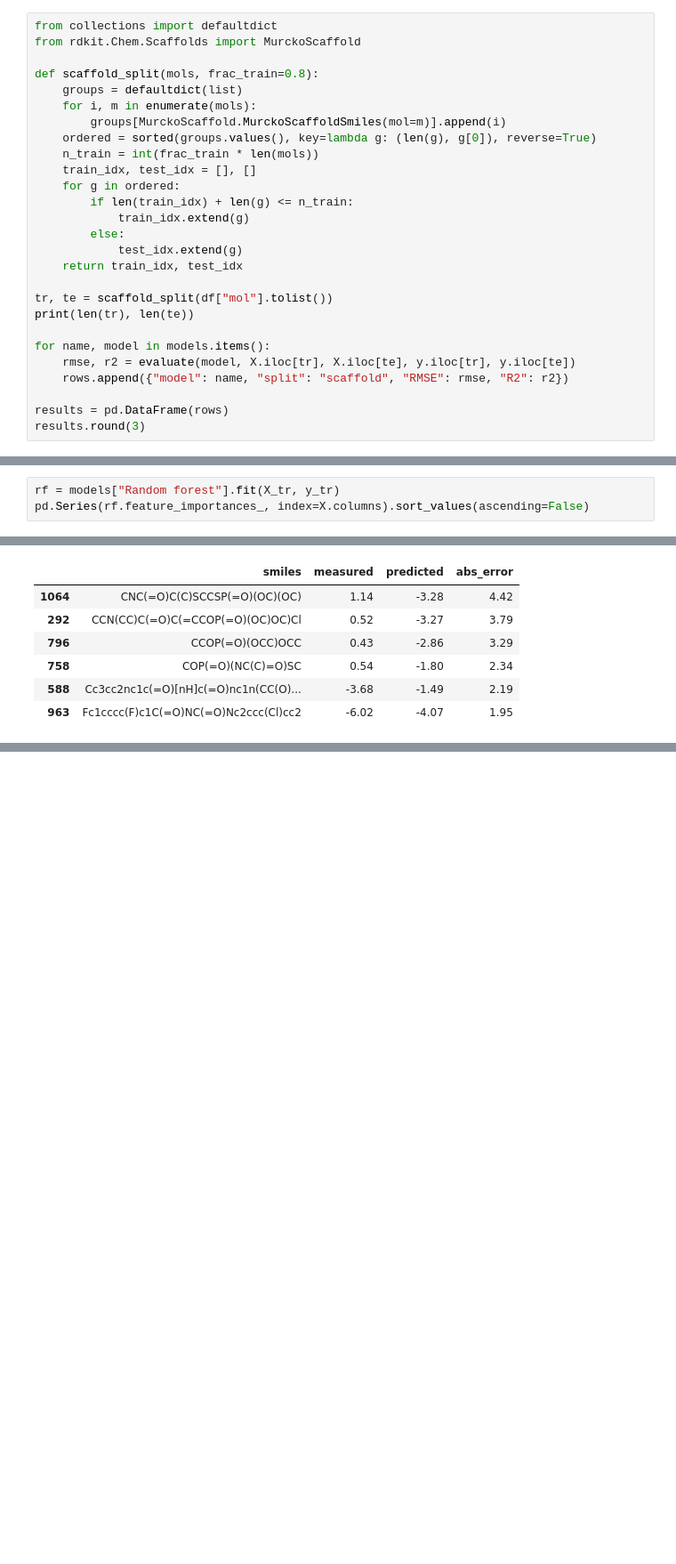
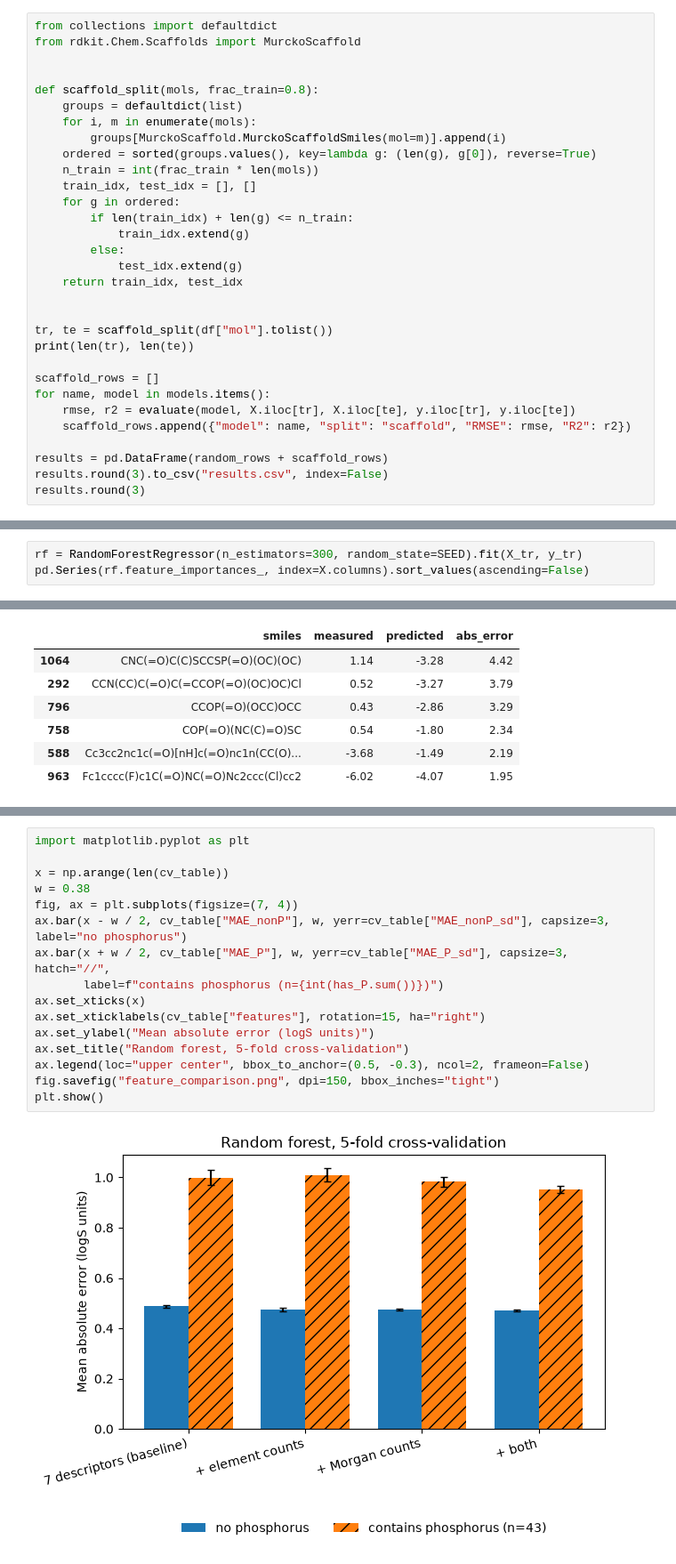
Before and after one commit to Ash679-ux/chem-ml-solubility, a Jupyter notebook: molecules.ipynb, the cells around one changed output, grey strips where cells are left out. Shown at 89% size. Drawn from its saved outputs; the diff is of its cells as text; blank space fills up the shorter version.

```diff
--- a/molecules.ipynb
+++ b/molecules.ipynb
@@ -101,6 +144,7 @@ pd.DataFrame(rows)
 # %%
 from collections import defaultdict
 from rdkit.Chem.Scaffolds import MurckoScaffold
+
 
 def scaffold_split(mols, frac_train=0.8):
     groups = defaultdict(list)
@@ -116,14 +160,17 @@ def scaffold_split(mols, frac_train=0.8):
             test_idx.extend(g)
     return train_idx, test_idx
 
+
 tr, te = scaffold_split(df["mol"].tolist())
 print(len(tr), len(te))
 
+scaffold_rows = []
 for name, model in models.items():
     rmse, r2 = evaluate(model, X.iloc[tr], X.iloc[te], y.iloc[tr], y.iloc[te])
-    rows.append({"model": name, "split": "scaffold", "RMSE": rmse, "R2": r2})
+    scaffold_rows.append({"model": name, "split": "scaffold", "RMSE": rmse, "R2": r2})
 
-results = pd.DataFrame(rows)
+results = pd.DataFrame(random_rows + scaffold_rows)
+results.round(3).to_csv("results.csv", index=False)
 results.round(3)
 # %% [output]
 902 226
@@ -137,5 +188,5 @@ results.round(3)
 # %%
-rf = models["Random forest"].fit(X_tr, y_tr)
+rf = RandomForestRegressor(n_estimators=300, random_state=SEED).fit(X_tr, y_tr)
 pd.Series(rf.feature_importances_, index=X.columns).sort_values(ascending=False)
 # %% [output]
 LogP        0.816697
@@ -200,0 +412,18 @@ mean abs error, phosphorus only:   1.94
+# %%
+import matplotlib.pyplot as plt
+
+x = np.arange(len(cv_table))
+w = 0.38
+fig, ax = plt.subplots(figsize=(7, 4))
+ax.bar(x - w / 2, cv_table["MAE_nonP"], w, yerr=cv_table["MAE_nonP_sd"], capsize=3, label="no phosphorus")
+ax.bar(x + w / 2, cv_table["MAE_P"], w, yerr=cv_table["MAE_P_sd"], capsize=3, hatch="//",
+       label=f"contains phosphorus (n={int(has_P.sum())})")
+ax.set_xticks(x)
+ax.set_xticklabels(cv_table["features"], rotation=15, ha="right")
+ax.set_ylabel("Mean absolute error (logS units)")
+ax.set_title("Random forest, 5-fold cross-validation")
+ax.legend(loc="upper center", bbox_to_anchor=(0.5, -0.3), ncol=2, frameon=False)
+fig.savefig("feature_comparison.png", dpi=150, bbox_inches="tight")
+plt.show()
+# %% [output]
+[figure, added]
```
Also changed, not shown: parts of 30 cells of this notebook, 6 other files.
